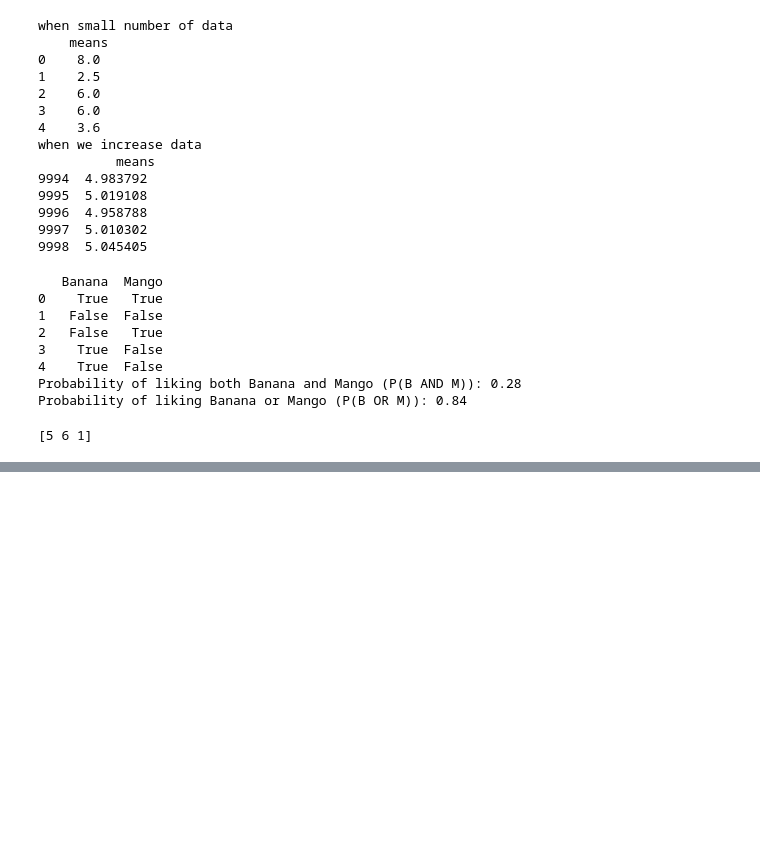
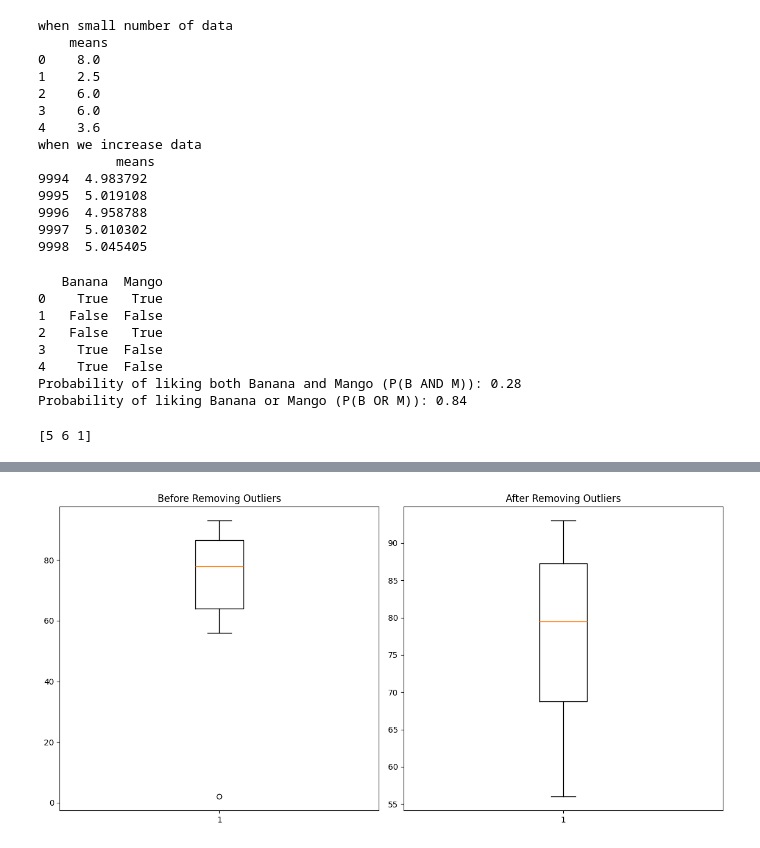
Before and after one commit to Dr-bijay-neupane/code-repository, a Jupyter notebook: test.ipynb, the cells around one changed output, grey strips where cells are left out. Cells and saved outputs as stored; diff of their text form; code cells hidden in the pictures; blank space fills up the shorter version.

```diff
--- a/test.ipynb
+++ b/test.ipynb
@@ -548,0 +654,32 @@ print(np.random.choice(seed,3))
+# %%
+# Question
+#Imagine a classroom of students has taken an exam, and their scores are as follows:
+Scores=[56,78,85,92,61,74,88,93,67,81,2]
+
+# Step 1: Calculate Q1, Q3, and IQR
+Q1 = np.percentile(Scores, 25)
+Q3 = np.percentile(Scores, 75)
+IQR = Q3 - Q1
+
+# Step 2: Calculate lower and upper bounds
+lower_bound = Q1 - 1.5 * IQR
+upper_bound = Q3 + 1.5 * IQR
+
+# Step 3: Remove outliers
+filtered_Scores = [x for x in Scores if lower_bound <= x <= upper_bound]
+
+# Plotting before and after removing outliers
+fig, (ax1, ax2) = plt.subplots(1, 2, figsize=(12, 6))
+
+# Before removing outliers
+ax1.boxplot(Scores)
+ax1.set_title("Before Removing Outliers")
+
+# After removing outliers
+ax2.boxplot(filtered_Scores)
+ax2.set_title("After Removing Outliers")
+
+plt.tight_layout()
+plt.show()
+# %% [output]
+[figure, added]
```
Also changed, not shown: parts of 9 cells of this notebook, 10 other files.
